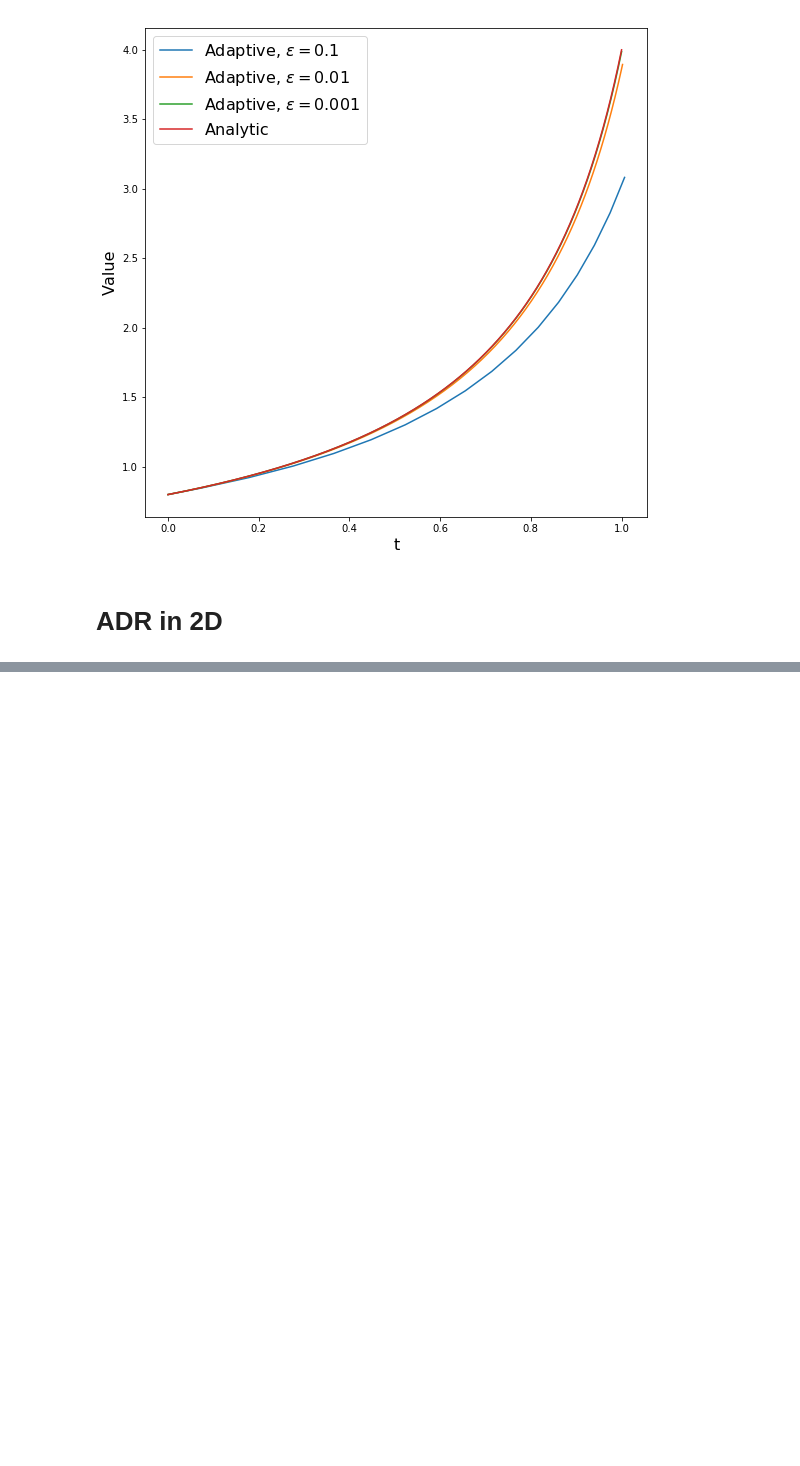
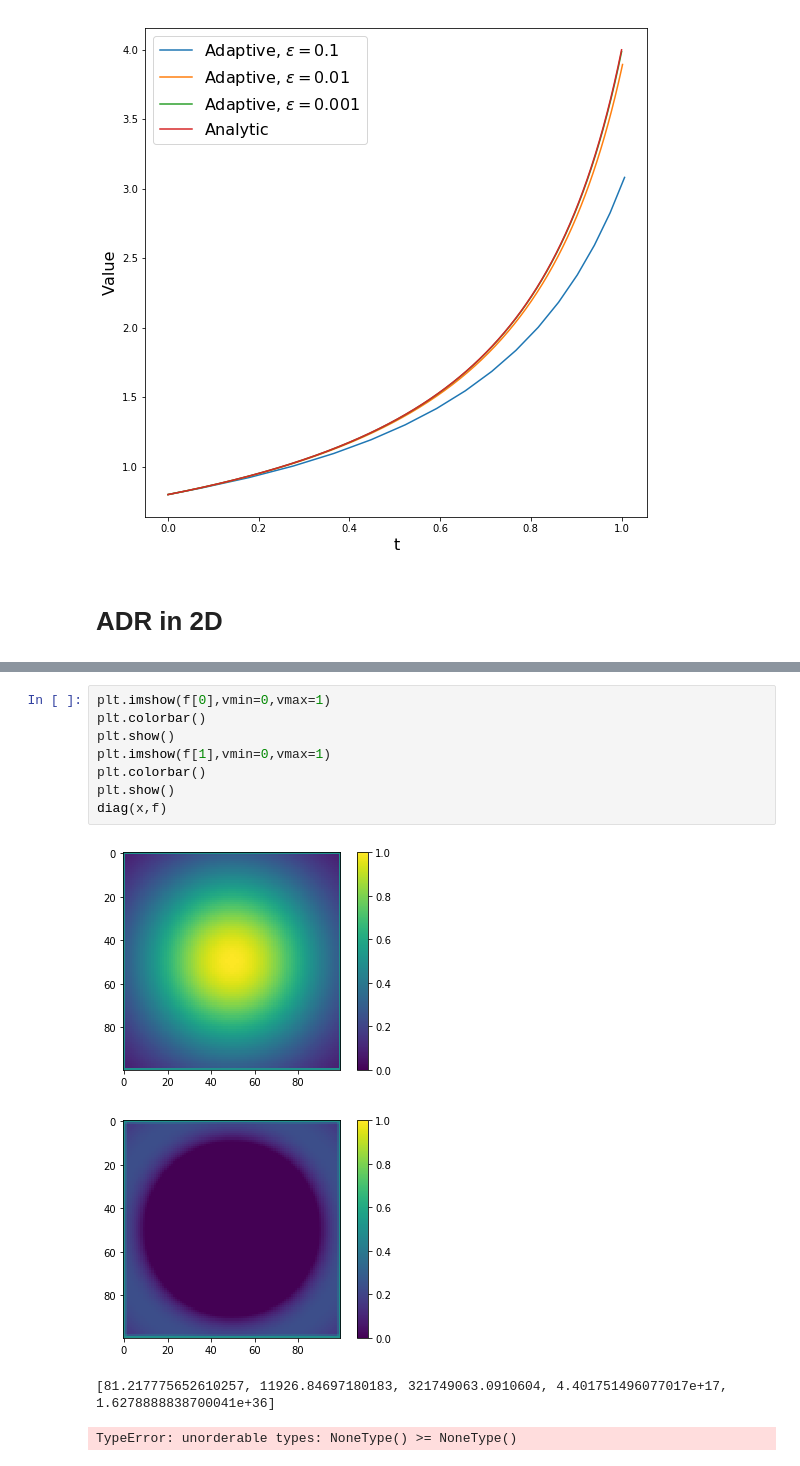
Before and after one commit to ianhi/AC274, a Jupyter notebook: HW/HW_2/HW 2.ipynb, the cells around one changed output, grey strips where cells are left out. Drawn from its saved outputs; the diff is of its cells as text; blank space fills up the shorter version.

```diff
--- a/HW/HW_2/HW 2.ipynb
+++ b/HW/HW_2/HW 2.ipynb
@@ -539,0 +652,13 @@ def ADR_2D_update(t,f,i,j):
+# %%
+plt.imshow(f[0],vmin=0,vmax=1)
+plt.colorbar()
+plt.show()
+plt.imshow(f[1],vmin=0,vmax=1)
+plt.colorbar()
+plt.show()
+diag(x,f)
+# %% [output]
+[figure, added]
+[figure, added]
+[81.217775652610257, 11926.84697180183, 321749063.0910604, 4.401751496077017e+17, 1.6278888838700041e+36]
+TypeError: unorderable types: NoneType() >= NoneType()
```
Also changed, not shown: parts of 7 cells of this notebook, 3 other files.
